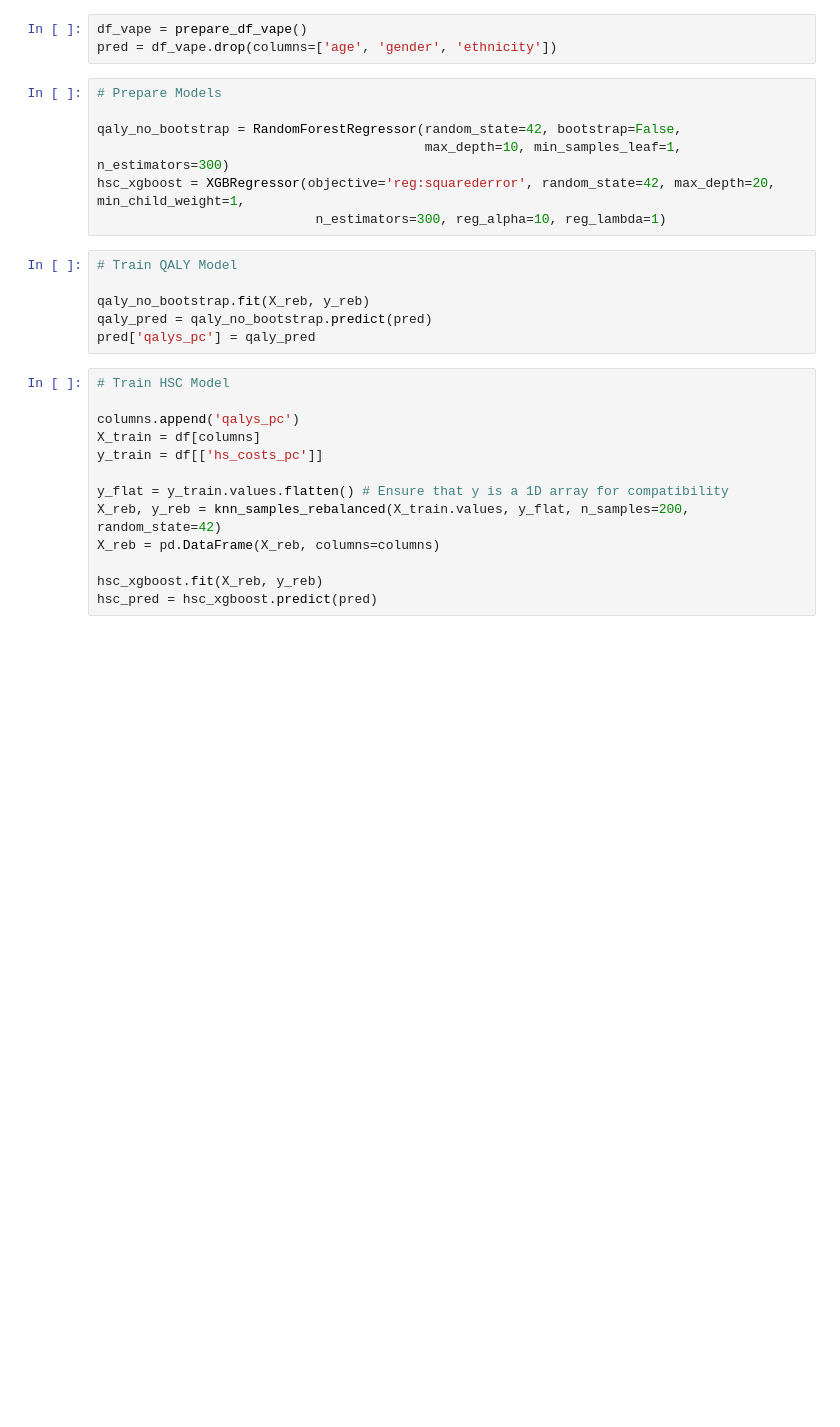
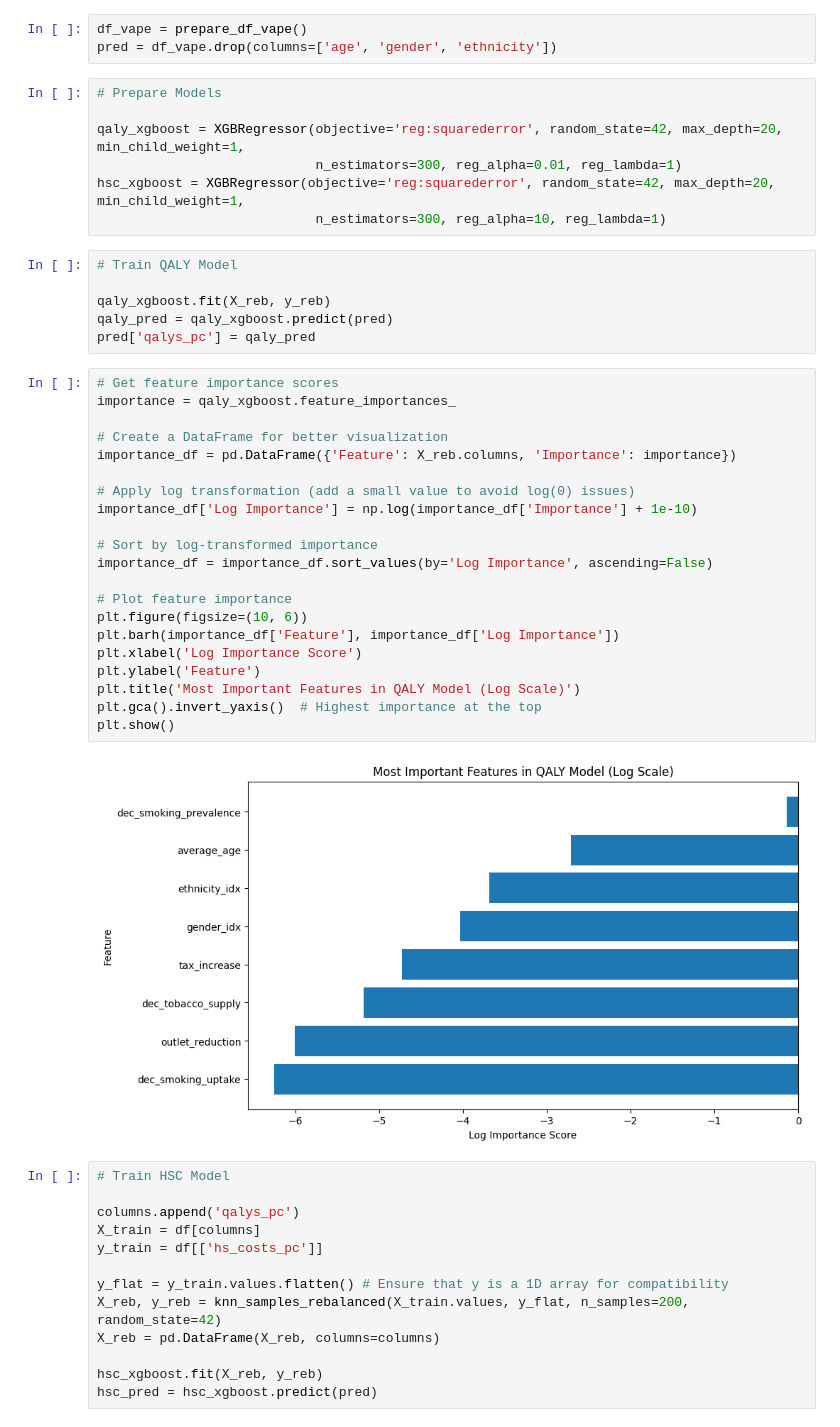
Before and after one commit to u7338876/vapingeffect, a Jupyter notebook: Working2.ipynb, the cells around one changed output. Saved outputs shown, nothing was run; the diff lists cells and outputs as text; blank space fills up the shorter version.

Commit message:
Added bootstrapping version for XGBoost

```diff
--- a/Working2.ipynb
+++ b/Working2.ipynb
@@ -234,16 +232,39 @@ pred = df_vape.drop(columns=['age', 'gender', 'ethnicity'])
 # %%
 # Prepare Models
 
-qaly_no_bootstrap = RandomForestRegressor(random_state=42, bootstrap=False,
-                                          max_depth=10, min_samples_leaf=1, n_estimators=300)
+qaly_xgboost = XGBRegressor(objective='reg:squarederror', random_state=42, max_depth=20, min_child_weight=1,
+                            n_estimators=300, reg_alpha=0.01, reg_lambda=1)
 hsc_xgboost = XGBRegressor(objective='reg:squarederror', random_state=42, max_depth=20, min_child_weight=1,
                             n_estimators=300, reg_alpha=10, reg_lambda=1)
 # %%
 # Train QALY Model
 
-qaly_no_bootstrap.fit(X_reb, y_reb)
-qaly_pred = qaly_no_bootstrap.predict(pred)
+qaly_xgboost.fit(X_reb, y_reb)
+qaly_pred = qaly_xgboost.predict(pred)
 pred['qalys_pc'] = qaly_pred
+# %%
+# Get feature importance scores
+importance = qaly_xgboost.feature_importances_
+
+# Create a DataFrame for better visualization
+importance_df = pd.DataFrame({'Feature': X_reb.columns, 'Importance': importance})
+
+# Apply log transformation (add a small value to avoid log(0) issues)
+importance_df['Log Importance'] = np.log(importance_df['Importance'] + 1e-10)
+
+# Sort by log-transformed importance
+importance_df = importance_df.sort_values(by='Log Importance', ascending=False)
+
+# Plot feature importance
+plt.figure(figsize=(10, 6))
+plt.barh(importance_df['Feature'], importance_df['Log Importance'])
+plt.xlabel('Log Importance Score')
+plt.ylabel('Feature')
+plt.title('Most Important Features in QALY Model (Log Scale)')
+plt.gca().invert_yaxis()  # Highest importance at the top
+plt.show()
+# %% [output]
+[figure, added]
 # %%
 # Train HSC Model
 
```
Also changed, not shown: parts of 5 cells of this notebook, 14 other files.
